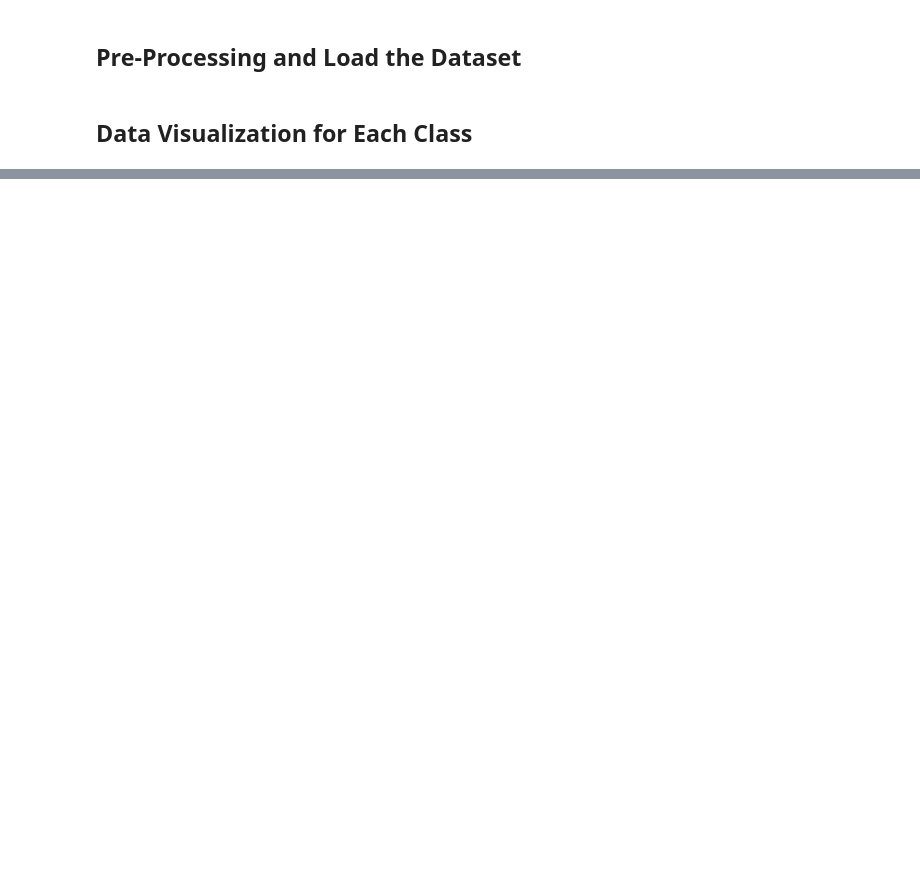
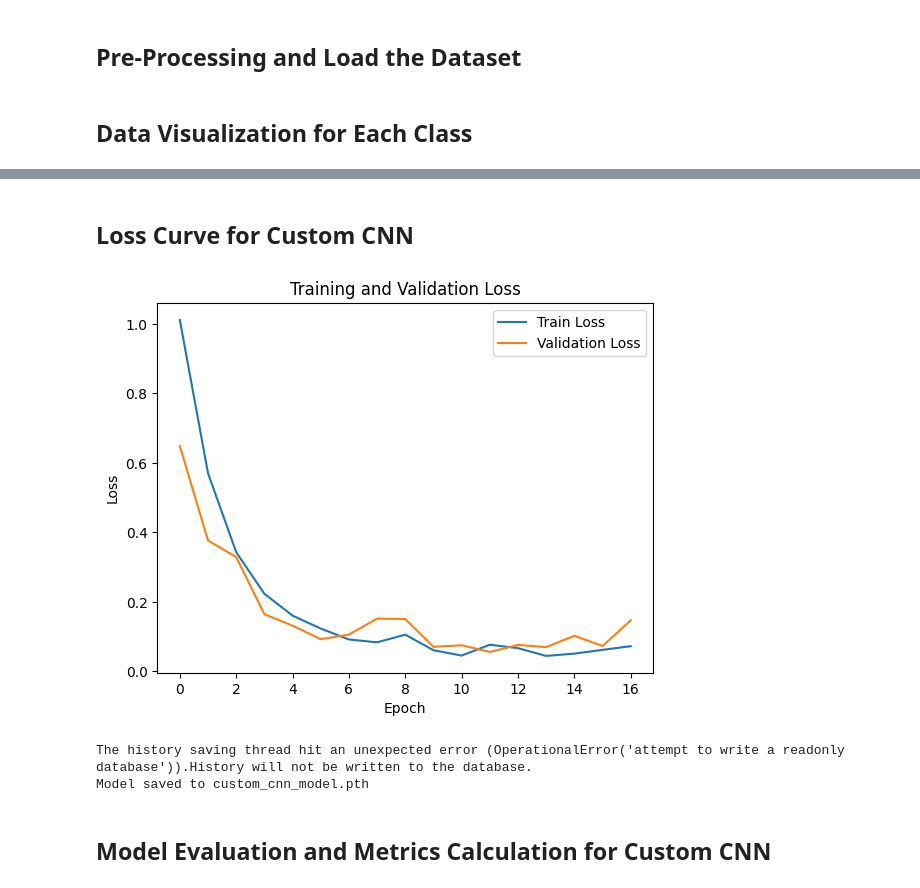
Before and after one commit to sanjana514/CSE366_Project, a Jupyter notebook: CSE366-project.ipynb, the cells around one changed output, grey strips where cells are left out. Drawn from its saved outputs; the diff is of its cells as text; code cells hidden in the pictures; blank space fills up the shorter version.

```diff
--- a/CSE366-project.ipynb
+++ b/CSE366-project.ipynb
@@ -404,0 +334,18 @@ plt.show()
+# %%
+class EarlyStopping:
+
+    def __init__(self, patience=5):
+
+        self.patience = patience
+        self.counter = 0
+        self.best_loss = np.inf
+
+    def check_early_stop(self, val_loss):
+        if val_loss < self.best_loss:
+            self.best_loss = val_loss
+            self.counter = 0
+        else:
+            self.counter += 1
+            if self.counter >= self.patience:
+                return True
+        return False
@@ -404,0 +449,26 @@ plt.show()
+# %% [markdown]
+## Loss Curve for Custom CNN
+# %%
+# Plotting loss curves
+plt.plot(train_losses, label='Train Loss')
+plt.plot(val_losses, label='Validation Loss')
+plt.xlabel('Epoch')
+plt.ylabel('Loss')
+plt.legend()
+plt.title("Training and Validation Loss")
+plt.show()
+# %% [output]
+[figure, added]
+# %%
+# Define a path for saving the model
+model_save_path = "custom_cnn_model.pth"  # You can specify a different path or filename
+
+# Save the model after training completes or early stopping is triggered
+torch.save(model.state_dict(), model_save_path)
+
+print(f"Model saved to {model_save_path}")
+# %% [output]
+The history saving thread hit an unexpected error (OperationalError('attempt to write a readonly database')).History will not be written to the database.
+Model saved to custom_cnn_model.pth
+# %% [markdown]
+## Model Evaluation and Metrics Calculation for Custom CNN
```
Also changed, not shown: parts of 10 cells of this notebook.
